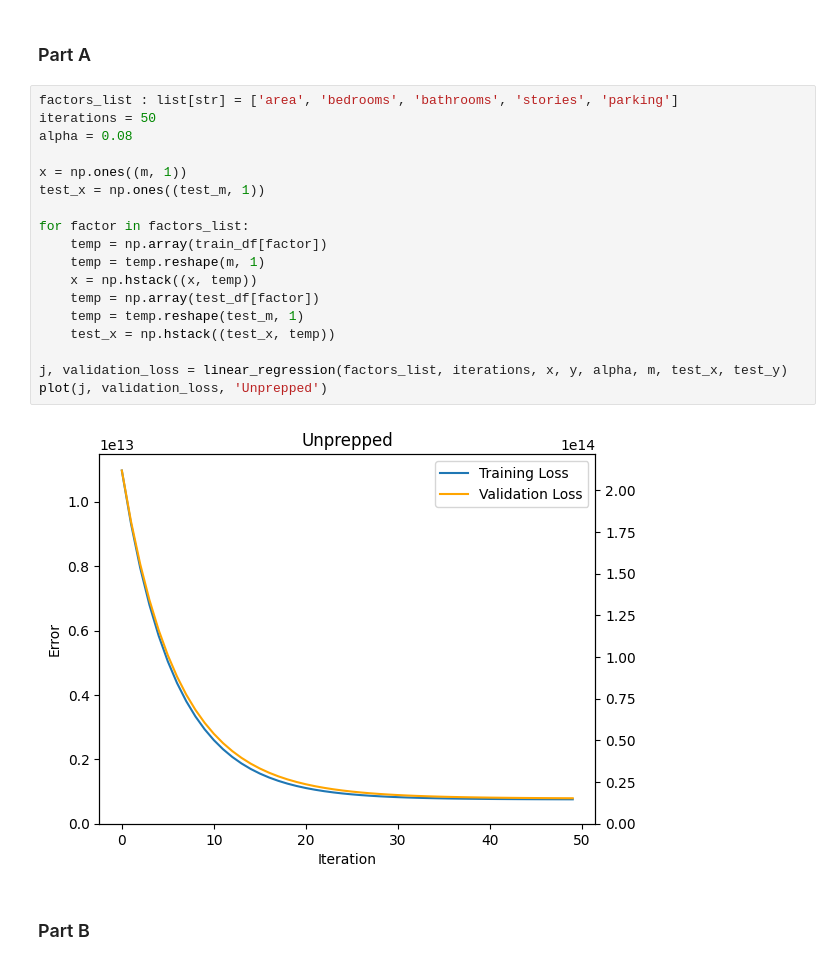
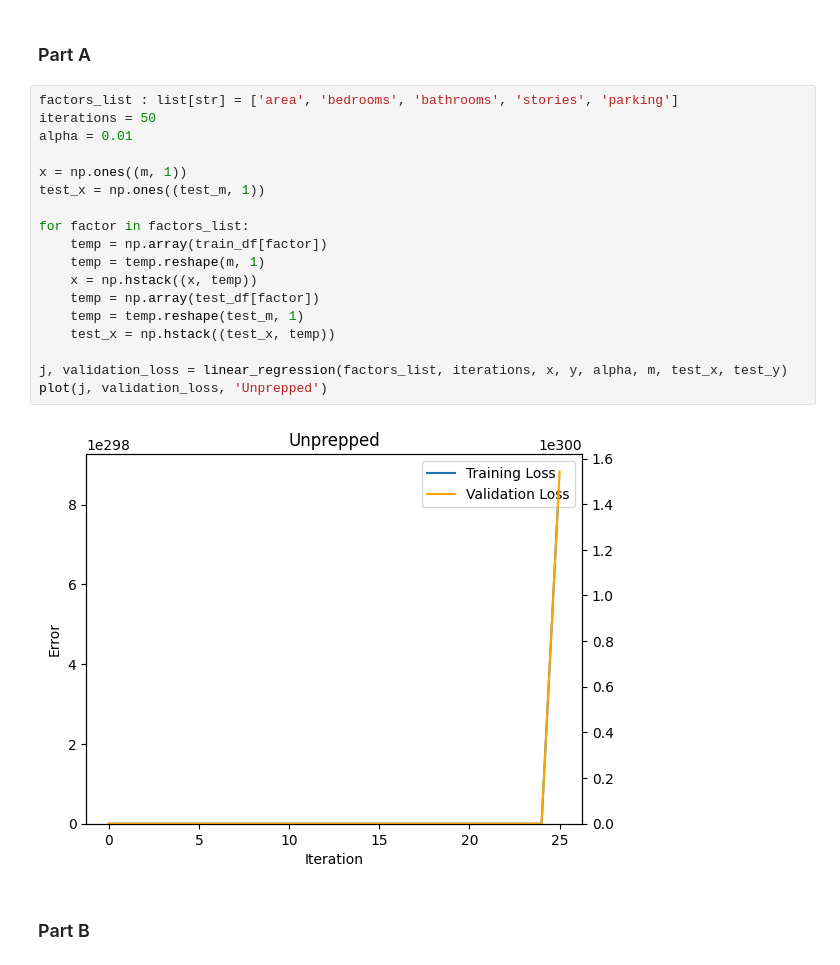
Before and after one commit to samofuture/Intro-to-ML, a Jupyter notebook: HW2/HW2.ipynb, the cells around one changed output. Cells and saved outputs as stored; diff of their text form.

```diff
--- a/HW2/HW2.ipynb
+++ b/HW2/HW2.ipynb
@@ -112,23 +120,23 @@ test_m = len(test_y)
 # %%
 factors_list : list[str] = ['area', 'bedrooms', 'bathrooms', 'stories', 'parking']
 iterations = 50
-alpha = 0.08
+alpha = 0.01
 
 x = np.ones((m, 1))
 test_x = np.ones((test_m, 1))
 
 for factor in factors_list:
     temp = np.array(train_df[factor])
     temp = temp.reshape(m, 1)
     x = np.hstack((x, temp))
     temp = np.array(test_df[factor])
     temp = temp.reshape(test_m, 1)
     test_x = np.hstack((test_x, temp))
 
 j, validation_loss = linear_regression(factors_list, iterations, x, y, alpha, m, test_x, test_y)
 plot(j, validation_loss, 'Unprepped')
 # %% [output]
-[figure, old version]
+[figure, new version]
 # %% [markdown]
 ### Part B
 # %%
```
Also changed, not shown: parts of 12 cells of this notebook, 1 other file.
